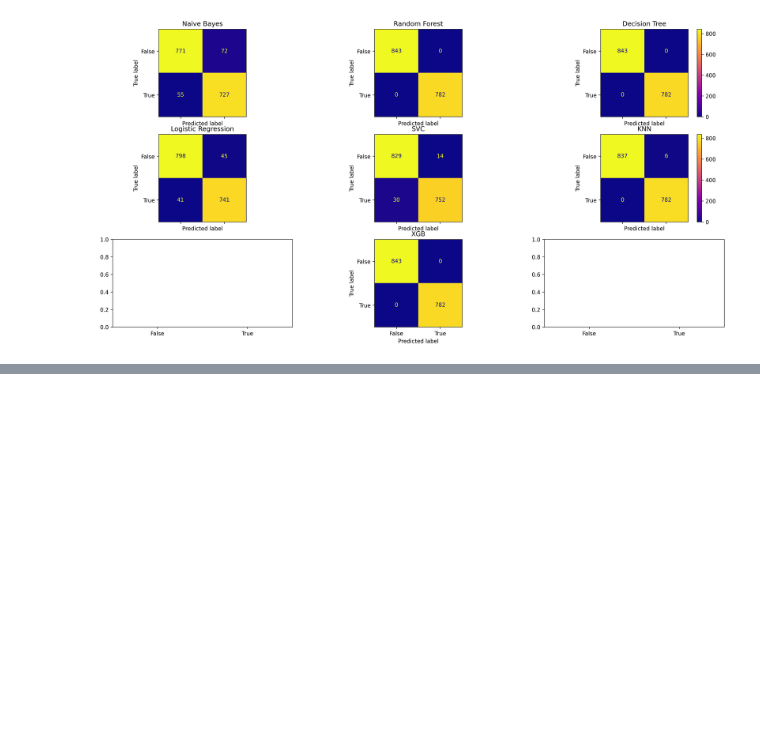
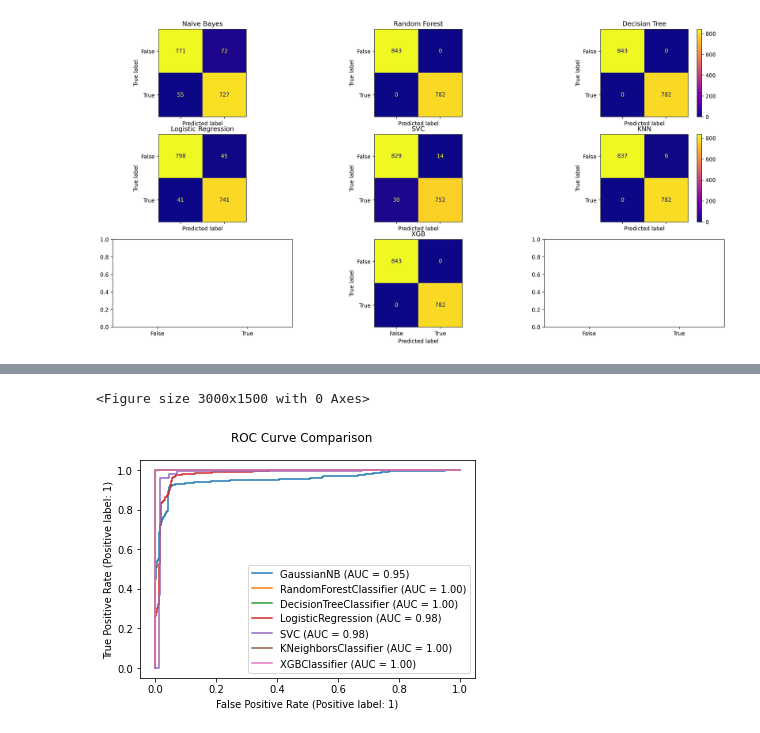
Before and after one commit to awesomecosmos/Mushroom-Classification, a Jupyter notebook: mushroom_classification.ipynb, the cells around one changed output, grey strips where cells are left out. Saved outputs shown, nothing was run; the diff lists cells and outputs as text; code cells hidden in the pictures; blank space fills up the shorter version.

```diff
--- a/mushroom_classification.ipynb
+++ b/mushroom_classification.ipynb
@@ -512,0 +530,14 @@ ax[3].set_xticks(indices, x_labels, rotation=45)
+# %%
+fig = plt.figure(figsize=(10, 5), dpi=300)
+fig = plot_roc_curve(nb, X_test, y_test)
+fig = plot_roc_curve(rf, X_test, y_test, ax = fig.ax_)
+fig = plot_roc_curve(dt, X_test, y_test, ax = fig.ax_)
+fig = plot_roc_curve(lr, X_test, y_test, ax = fig.ax_)
+fig = plot_roc_curve(svc, X_test, y_test, ax = fig.ax_)
+fig = plot_roc_curve(knn, X_test, y_test, ax = fig.ax_)
+fig = plot_roc_curve(xgboost, X_test, y_test, ax = fig.ax_)
+fig.figure_.suptitle("ROC Curve Comparison")
+plt.show()
+# %% [output]
+<Figure size 3000x1500 with 0 Axes>
+[figure, added]
```
Also changed, not shown: parts of 9 cells of this notebook.
